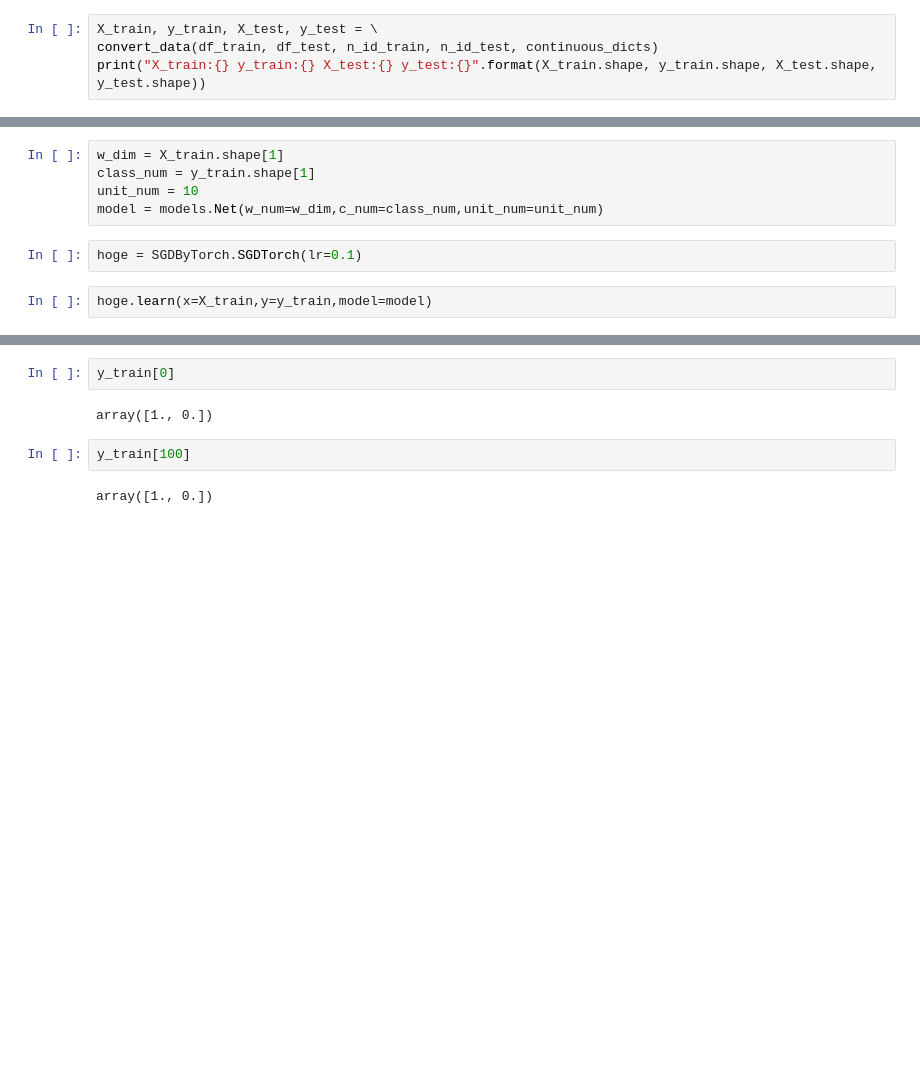
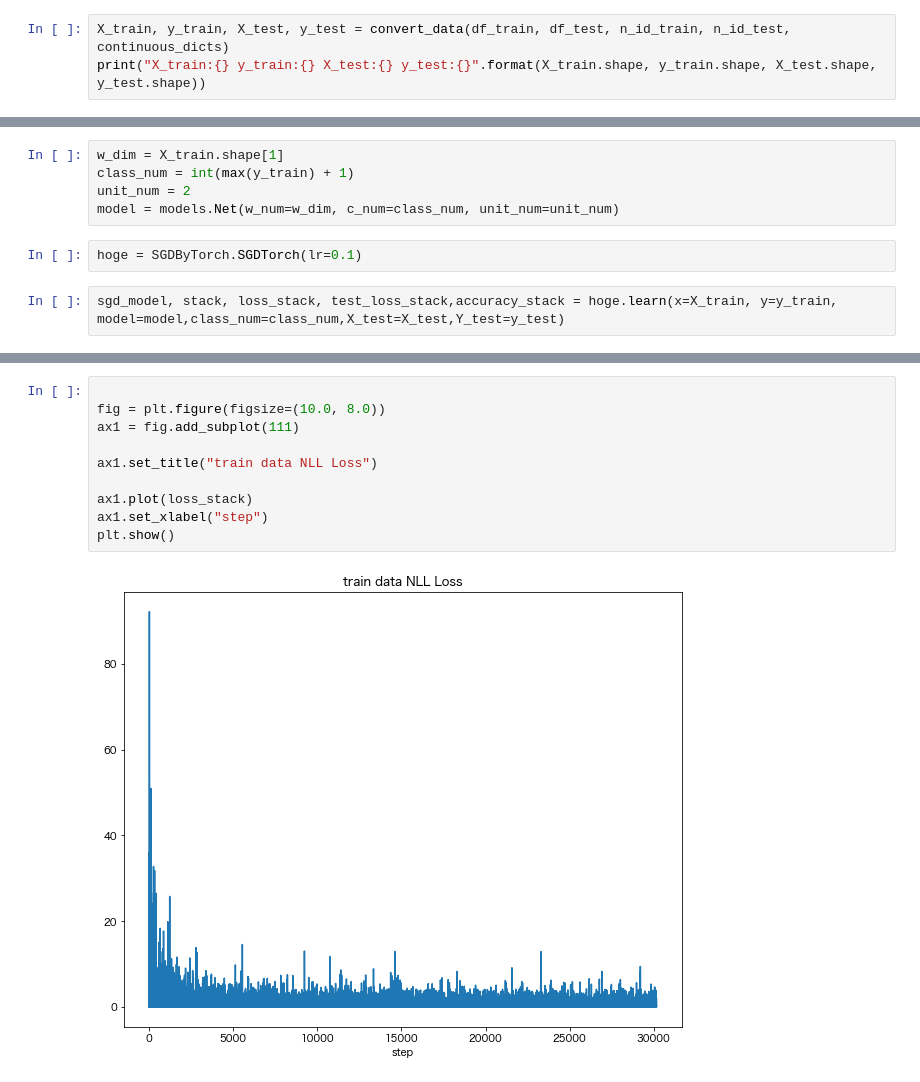
Before and after one commit to NaokiNakamichi/ML, a Jupyter notebook: GD/memo/memo18.ipynb, the cells around one changed output, grey strips where cells are left out. Drawn from its saved outputs; the diff is of its cells as text; blank space fills up the shorter version.

Commit message:
hoge

```diff
--- a/GD/memo/memo18.ipynb
+++ b/GD/memo/memo18.ipynb
@@ -128,6 +152,5 @@ def convert_data(df_train, df_test, n_id_train, n_id_test, continuous_dicts):
     return X_train, y_train, X_test, y_test
 # %%
-X_train, y_train, X_test, y_test = \
-convert_data(df_train, df_test, n_id_train, n_id_test, continuous_dicts)
+X_train, y_train, X_test, y_test = convert_data(df_train, df_test, n_id_train, n_id_test, continuous_dicts)
 print("X_train:{} y_train:{} X_test:{} y_test:{}".format(X_train.shape, y_train.shape, X_test.shape, y_test.shape))
 # %% [output]
@@ -138,10 +167,10 @@ X_train:(30162, 104) y_train:(30162, 2) X_test:(15060, 104) y_test:(15060, 2)
 # %%
 w_dim = X_train.shape[1]
-class_num = y_train.shape[1]
-unit_num = 10
-model = models.Net(w_num=w_dim,c_num=class_num,unit_num=unit_num)
+class_num = int(max(y_train) + 1)
+unit_num = 2
+model = models.Net(w_num=w_dim, c_num=class_num, unit_num=unit_num)
 # %%
 hoge = SGDByTorch.SGDTorch(lr=0.1)
 # %%
-hoge.learn(x=X_train,y=y_train,model=model)
+sgd_model, stack, loss_stack, test_loss_stack,accuracy_stack = hoge.learn(x=X_train, y=y_train, model=model,class_num=class_num,X_test=X_test,Y_test=y_test)
 # %% [output]
@@ -152,8 +194,12 @@ ValueError: Expected 2 or more dimensions (got 1)
-# %%
-y_train[0]
-# %% [output]
-array([1., 0.])
-# %%
-y_train[100]
-# %% [output]
-array([1., 0.])
+# %%
+
+fig = plt.figure(figsize=(10.0, 8.0))
+ax1 = fig.add_subplot(111)
+
+ax1.set_title("train data NLL Loss")
+
+ax1.plot(loss_stack)
+ax1.set_xlabel("step")
+plt.show()
+# %% [output]
+[figure, added]
```
Also changed, not shown: parts of 15 cells of this notebook, 7 other files.
